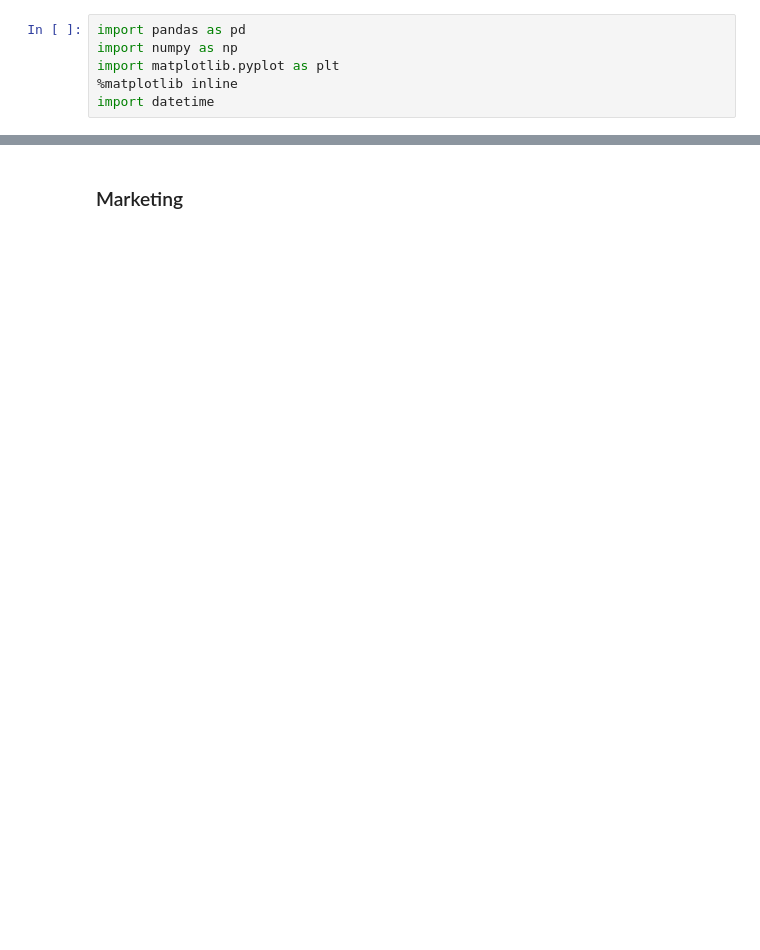
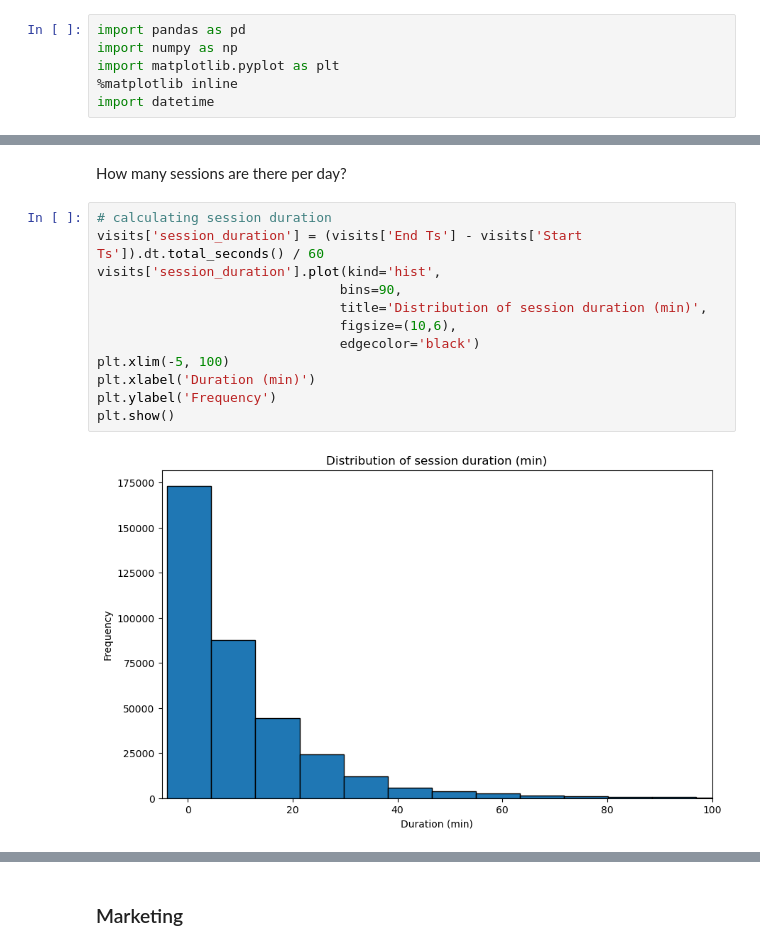
Before and after one commit to reytaquito/marketing-analytics, a Jupyter notebook: Notebook.ipynb, the cells around one changed output, grey strips where cells are left out. Drawn from its saved outputs; the diff is of its cells as text; blank space fills up the shorter version.

```diff
--- a/Notebook.ipynb
+++ b/Notebook.ipynb
@@ -439,0 +209,16 @@ LTV promedio: $6.90
+# %% [markdown]
+How many sessions are there per day?
+# %%
+# calculating session duration
+visits['session_duration'] = (visits['End Ts'] - visits['Start Ts']).dt.total_seconds() / 60
+visits['session_duration'].plot(kind='hist',
+                               bins=90,
+                               title='Distribution of session duration (min)',
+                               figsize=(10,6),
+                               edgecolor='black')
+plt.xlim(-5, 100)
+plt.xlabel('Duration (min)')
+plt.ylabel('Frequency')
+plt.show()
+# %% [output]
+[figure, added]
```
Also changed, not shown: parts of 109 cells of this notebook.
